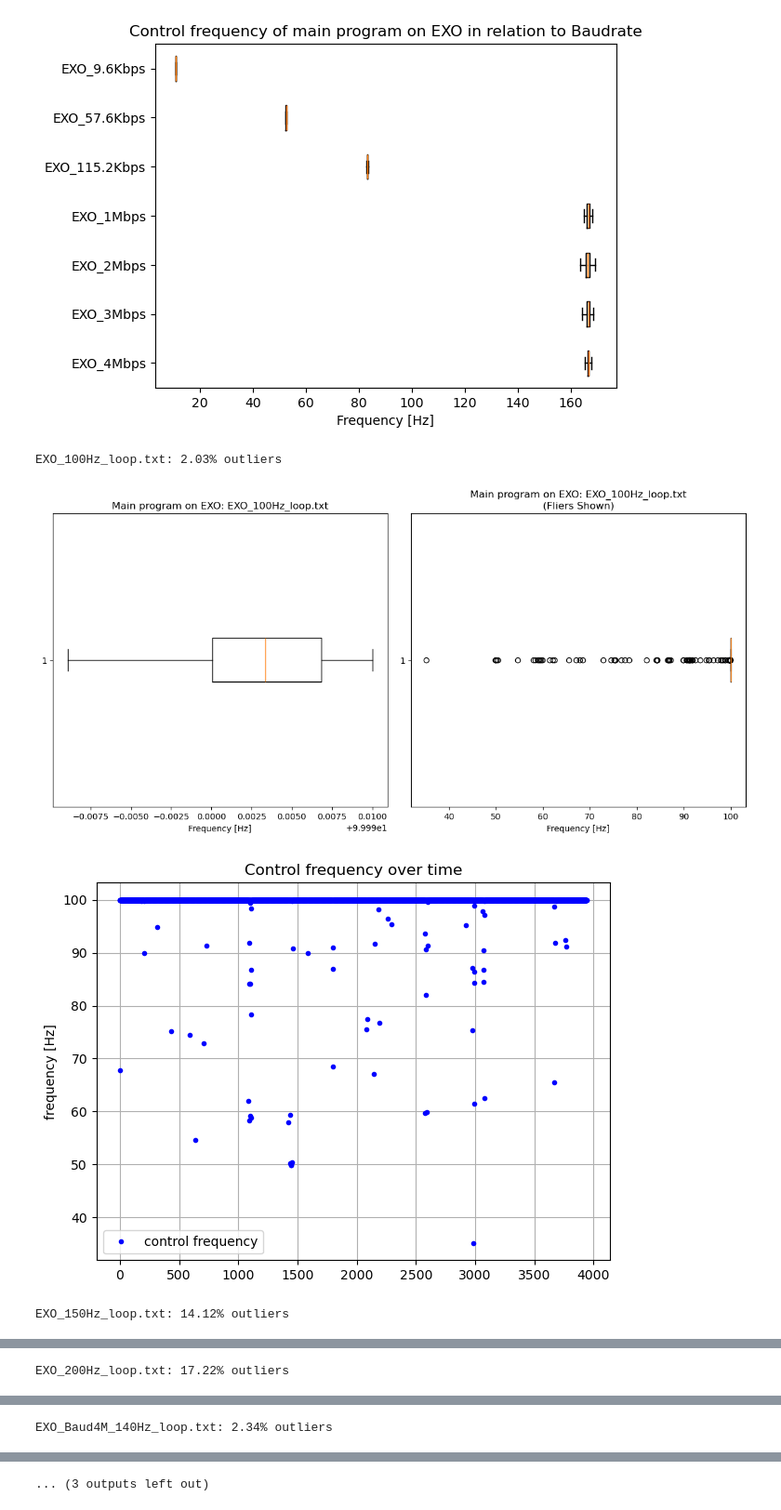
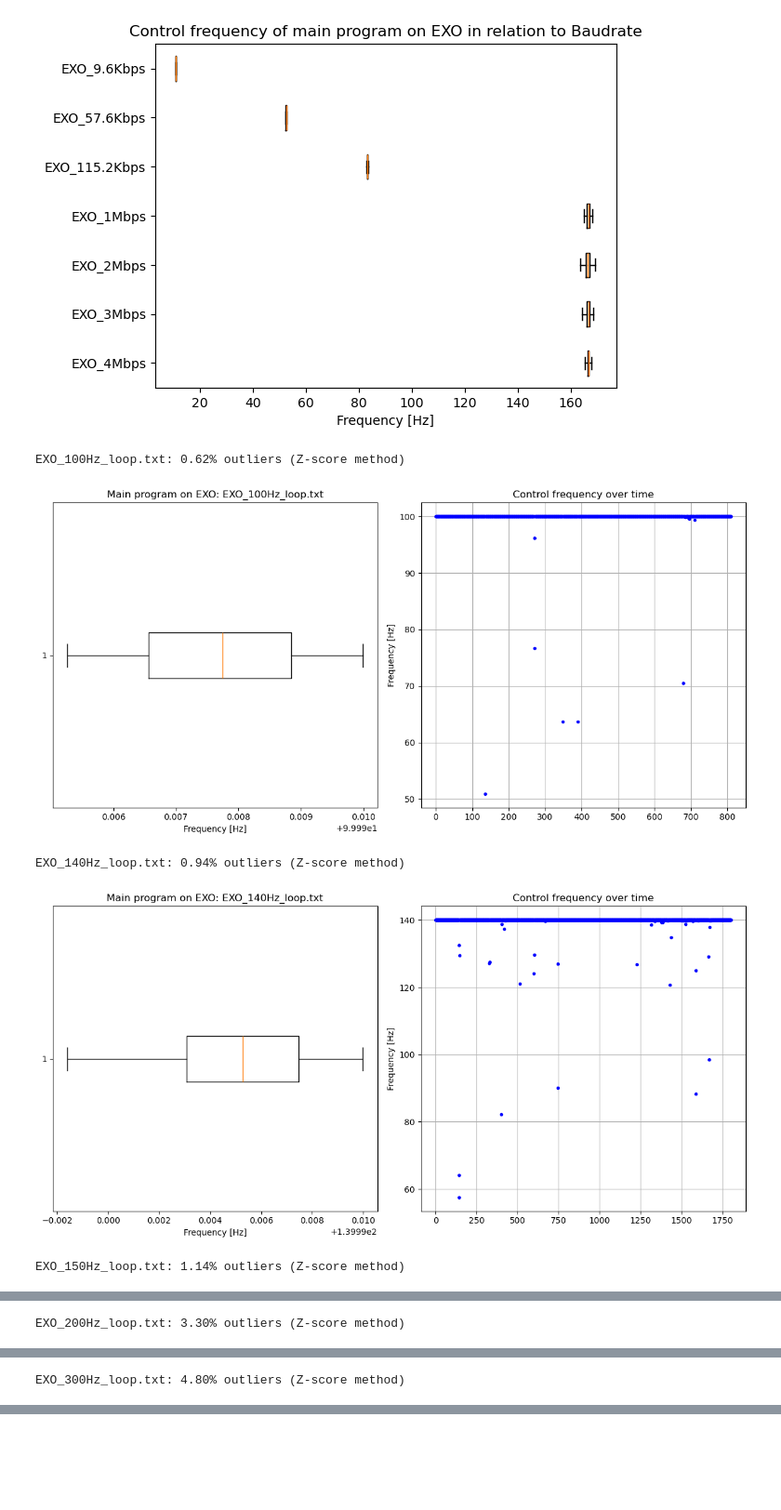
Before and after one commit to JakaHatlakLJ/eduexo_PC, a Jupyter notebook: analysis/jupyter/analysis.ipynb, the cells around one changed output, grey strips where cells are left out. Shown: that part at 93% size. Cells and saved outputs as stored; diff of their text form; code cells hidden in the pictures; blank space fills up the shorter version.

```diff
--- a/analysis/jupyter/analysis.ipynb
+++ b/analysis/jupyter/analysis.ipynb
@@ -44,56 +44,46 @@ meanprops = {
 }
 
 for filename in os.listdir(os.path.join(r"C:\Users\anjaz\OneDrive\Desktop\JAKA\Eduexo_PC\analysis\jupyter\EXO_frequency_test")):
     if filename.startswith("EXO"):
         with open(os.path.join(r"C:\Users\anjaz\OneDrive\Desktop\JAKA\Eduexo_PC\analysis\jupyter\EXO_frequency_test", filename), "r") as file:
             a = [float(line.strip()) for line in file]
 
 
         # Convert to numpy array
         data = np.array(a)
 
-        # Calculate IQR for outlier detection
-        Q1 = np.percentile(data, 25)
-        Q3 = np.percentile(data, 75)
-        IQR = Q3 - Q1
-        lower_bound = Q1 - 1.5 * IQR
-        upper_bound = Q3 + 1.5 * IQR
+        # Calculate mean and standard deviation
+        mean = np.mean(data)
+        std = np.std(data)
 
-        # Identify outliers
-        outliers = data[(data < lower_bound) | (data > upper_bound)]
+        # Identify outliers: values more than 2 std from mean
+        z_scores = (data - mean) / std
+        outliers = data[np.abs(z_scores) > 2]
         outlier_percent = len(outliers) / len(data) * 100
 
-        print(f"{filename}: {outlier_percent:.2f}% outliers")
-
+        print(f"{filename}: {outlier_percent:.2f}% outliers (Z-score method)")
 
 
         # Create a figure with two subplots
         fig, axes = plt.subplots(1, 2, figsize=(12, 6))  # 1 row, 2 columns
 
         # First boxplot (without fliers)
         axes[0].boxplot(a, vert=False, manage_ticks=True, showfliers=False)
         axes[0].set_title(f"Main program on EXO: {filename}")
         axes[0].set_xlabel("Frequency [Hz]")
 
         # Second boxplot (with fliers)
-        axes[1].boxplot(a, vert=False, manage_ticks=True, showfliers=True)
-        axes[1].set_title(f"Main program on EXO: {filename}\n(Fliers Shown)")
-        axes[1].set_xlabel("Frequency [Hz]")
+        axes[1].plot(data, label='control frequency', color='blue', marker=".", linestyle="None")
+        axes[1].set_title(f'Control frequency over time')
+        axes[1].set_ylabel("Frequency [Hz]")
+        axes[1].grid(True)
 
         # Display the plots
         plt.tight_layout()
         plt.show()
-
-        # Plot Current Torque
-        plt.plot(data, label='control frequency', color='blue', marker=".", linestyle="None")
-        plt.ylabel('frequency [Hz]')
-        plt.title(f'Control frequency over time')
-        plt.grid(True)
-        plt.legend()
-        plt.tight_layout()
-        plt.show()
 # %% [output]
-EXO_100Hz_loop.txt: 2.03% outliers
+EXO_100Hz_loop.txt: 0.62% outliers (Z-score method)
-[figure, old version]
+[figure, new version]
+EXO_140Hz_loop.txt: 0.94% outliers (Z-score method)
-[figure, old version]
+[figure, new version]
-EXO_150Hz_loop.txt: 14.12% outliers
+EXO_150Hz_loop.txt: 1.14% outliers (Z-score method)
@@ -100,0 +91 @@ EXO_150Hz_loop.txt: 14.12% outliers
+EXO_200Hz_loop.txt: 3.30% outliers (Z-score method)
@@ -102 +93 @@ EXO_150Hz_loop.txt: 14.12% outliers
-EXO_200Hz_loop.txt: 17.22% outliers
+EXO_300Hz_loop.txt: 4.80% outliers (Z-score method)
@@ -105 +94,0 @@ EXO_200Hz_loop.txt: 17.22% outliers
-EXO_Baud4M_140Hz_loop.txt: 2.34% outliers
@@ -108,3 +95,2 @@ EXO_Baud4M_140Hz_loop.txt: 2.34% outliers
-... (3 outputs left out)
 # %%
 for filename in os.listdir(os.path.join(r"C:\Users\anjaz\OneDrive\Desktop\JAKA\Eduexo_PC\analysis\jupyter\PC_torque_test")):
```
Also changed, not shown: parts of 2 cells of this notebook, 14 other files.
